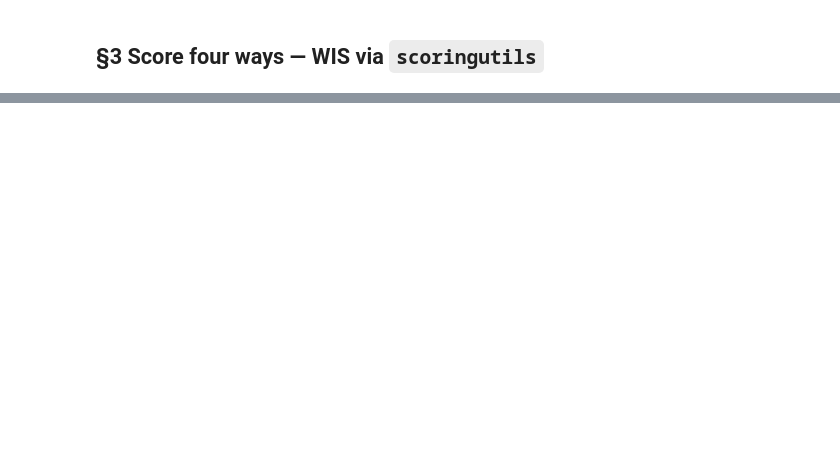
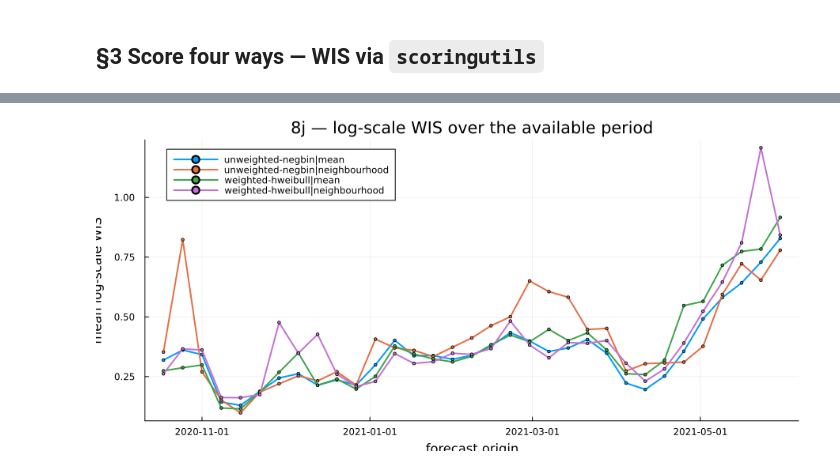
Before and after one commit to toshiakiasakura/sc_heavy_tail_mean, a Jupyter notebook: src/8j_preliminary_forecast.ipynb, the cells around one changed output, grey strips where cells are left out. Drawn from its saved outputs; the diff is of its cells as text; code cells hidden in the pictures; blank space fills up the shorter version.

Commit message:
Update the longer forecasting period with preliminary

```diff
--- a/src/8j_preliminary_forecast.ipynb
+++ b/src/8j_preliminary_forecast.ipynb
@@ -125,22 +293,35 @@ by_mh_log
 # %%
-# log-scale WIS by horizon (one line per model), aggregated over the four origins
+# log-scale WIS by horizon (one line per model), aggregated over all origins
 Hn = length(cfg.horizons)
 wis_h_fig = plot(; xlabel = "horizon (weeks)", ylabel = "mean log-scale WIS",
-                 title = "8j — log-scale WIS by horizon (4 origins aggregated)",
+                 title = "8j — log-scale WIS by horizon ($(length(wins)) origins)",
                  size = (760, 420), legend = :topleft, xticks = 1:Hn)
 for m in unique(by_mh_log.model)
     sub = sort(@subset(by_mh_log, :model .== m), :horizon)
     plot!(wis_h_fig, sub.horizon, sub.wis; marker = :circle, lw = 2, label = m)
 end
 savefig(wis_h_fig, "../res/8j_wis_by_horizon.png")
 
-# and the aggregated four-ways bar (log scale)
+# aggregated four-ways bar (log scale)
 wis_bar = bar(by_m_log.model, by_m_log.wis; orientation = :h, legend = false,
               xlabel = "mean log-scale WIS (lower = better)",
               title = "8j — log-scale WIS four ways (aggregated)",
               size = (760, 360), left_margin = 8Plots.mm)
 savefig(wis_bar, "../res/8j_wis_four_ways.png")
-wis_h_fig
+
+# log-scale WIS over the forecast period (one line per model) — the full-period skill
+by_dt_log = sort(@subset(scores.by_model_dt, :scale .== "log"), [:model, :forecast_date])
+wis_t_fig = plot(; xlabel = "forecast origin", ylabel = "mean log-scale WIS",
+                 title = "8j — log-scale WIS over the available period",
+                 size = (900, 420), legend = :topleft)
+for m in unique(by_dt_log.model)
+    sub = @subset(by_dt_log, :model .== m)
+    plot!(wis_t_fig, sub.forecast_date, sub.wis; lw = 2, marker = :circle, ms = 2, label = m)
+end
+savefig(wis_t_fig, "../res/8j_wis_over_time.png")
+wis_t_fig
+# %% [output]
+[figure, added]
 # %%
 # Forecast fan (total infections across ages) vs realized — representative origin
 origin_show = FORECAST_ORIGINS[1]
```
Also changed, not shown: parts of 8 cells of this notebook, 3 other files.
